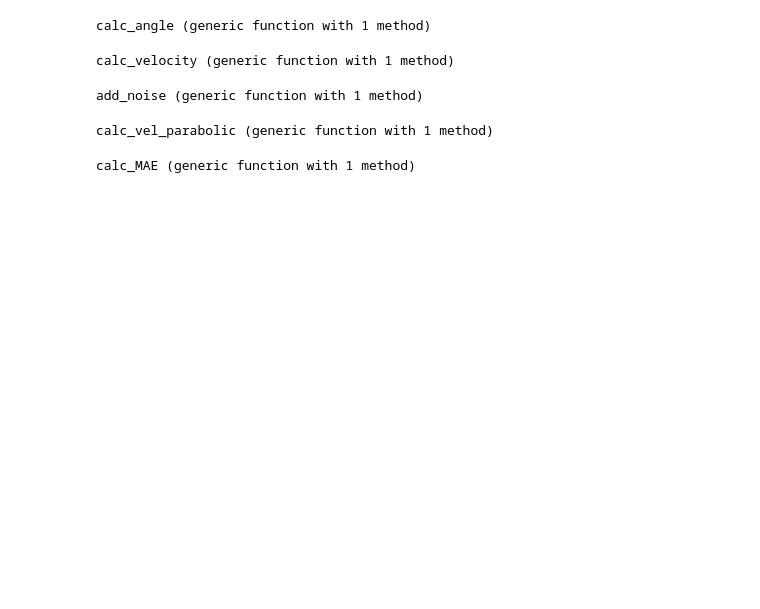
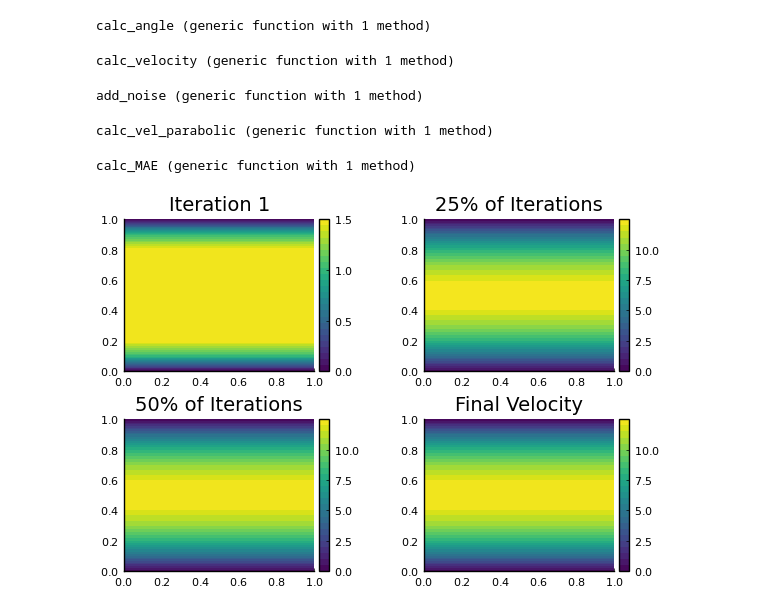
Before and after one commit to EliasFIlho/TCC2, a Jupyter notebook: code/Tcc2_sensor.ipynb, the cells around one changed output. Cells and saved outputs as stored; diff of their text form; code cells hidden in the pictures; blank space fills up the shorter version.

```diff
--- a/code/Tcc2_sensor.ipynb
+++ b/code/Tcc2_sensor.ipynb
@@ -87,3 +106,77 @@ for velocity in velocitys
         end
     end
 end
+# %%
+using LinearAlgebra
+using Plots
+pyplot()
+
+# Simulation Parameters
+N_POINTS = 11
+KINEMATIC_VISCOSITY = 0.01
+TIME_STEP_LENGTH = 0.5
+N_TIME_STEPS = 500
+PRESSURE_GRADIENT = [-1.0, 0.0]
+
+element_length = 1.0 / (N_POINTS - 1)
+x_range = range(0.0, stop=1.0, length=N_POINTS)
+y_range = range(0.0, stop=1.0, length=N_POINTS)
+
+coordinates_x = [x for x in x_range, y in y_range]
+coordinates_y = [y for x in x_range, y in y_range]
+
+function central_difference_x_periodic(field, element_length)
+    diff = (circshift(field, (0, 1)) - circshift(field, (0, -1))) / (2 * element_length)
+    return diff
+end
+
+function laplace_periodic(field, element_length)
+    diff = (circshift(field, (0, 1)) + circshift(field, (1, 0)) +
+            circshift(field, (0, -1)) + circshift(field, (-1, 0)) -
+            4 * field) / element_length^2
+    return diff
+end
+
+velocity_x_prev = ones(N_POINTS, N_POINTS)
+velocity_x_prev[1, :] .= 0.0
+velocity_x_prev[end, :] .= 0.0
+
+# Containers for saving velocity fields at different stages
+velocity_x_instant_1 = copy(velocity_x_prev)
+velocity_x_instant_2 = copy(velocity_x_prev)
+velocity_x_instant_3 = copy(velocity_x_prev)
+velocity_x_final = copy(velocity_x_prev)
+
+for iter in 1:N_TIME_STEPS
+    convection_x = velocity_x_prev .* central_difference_x_periodic(velocity_x_prev, element_length)
+    diffusion_x = KINEMATIC_VISCOSITY * laplace_periodic(velocity_x_prev, element_length)
+
+    velocity_x_next = velocity_x_prev .+ TIME_STEP_LENGTH * (-PRESSURE_GRADIENT[1] .+ diffusion_x .- convection_x)
+
+    velocity_x_next[1, :] .= 0.0
+    velocity_x_next[end, :] .= 0.0
+
+    # Save velocity field snapshots
+    if iter == 1
+        velocity_x_instant_1 .= velocity_x_next
+    elseif iter == Int(N_TIME_STEPS * 0.25)
+        velocity_x_instant_2 .= velocity_x_next
+    elseif iter == Int(N_TIME_STEPS * 0.5)
+        velocity_x_instant_3 .= velocity_x_next
+    elseif iter == N_TIME_STEPS
+        velocity_x_final .= velocity_x_next
+    end
+
+    velocity_x_prev = velocity_x_next
+end
+
+# Plot the velocity field snapshots for comparison
+p1 = contourf(coordinates_y, coordinates_x, velocity_x_instant_1, levels=25, title="Iteration 1", color=:viridis)
+p2 = contourf(coordinates_y, coordinates_x, velocity_x_instant_2, levels=25, title="25% of Iterations", color=:viridis)
+p3 = contourf(coordinates_y, coordinates_x, velocity_x_instant_3, levels=25, title="50% of Iterations", color=:viridis)
+p4 = contourf(coordinates_y, coordinates_x, velocity_x_final, levels=25, title="Final Velocity", color=:viridis)
+
+# Show the plots together
+plot(p1, p2, p3, p4, layout=(2,2))
+# %% [output]
+[figure, added]
```
Also changed, not shown: parts of 3 cells of this notebook.
